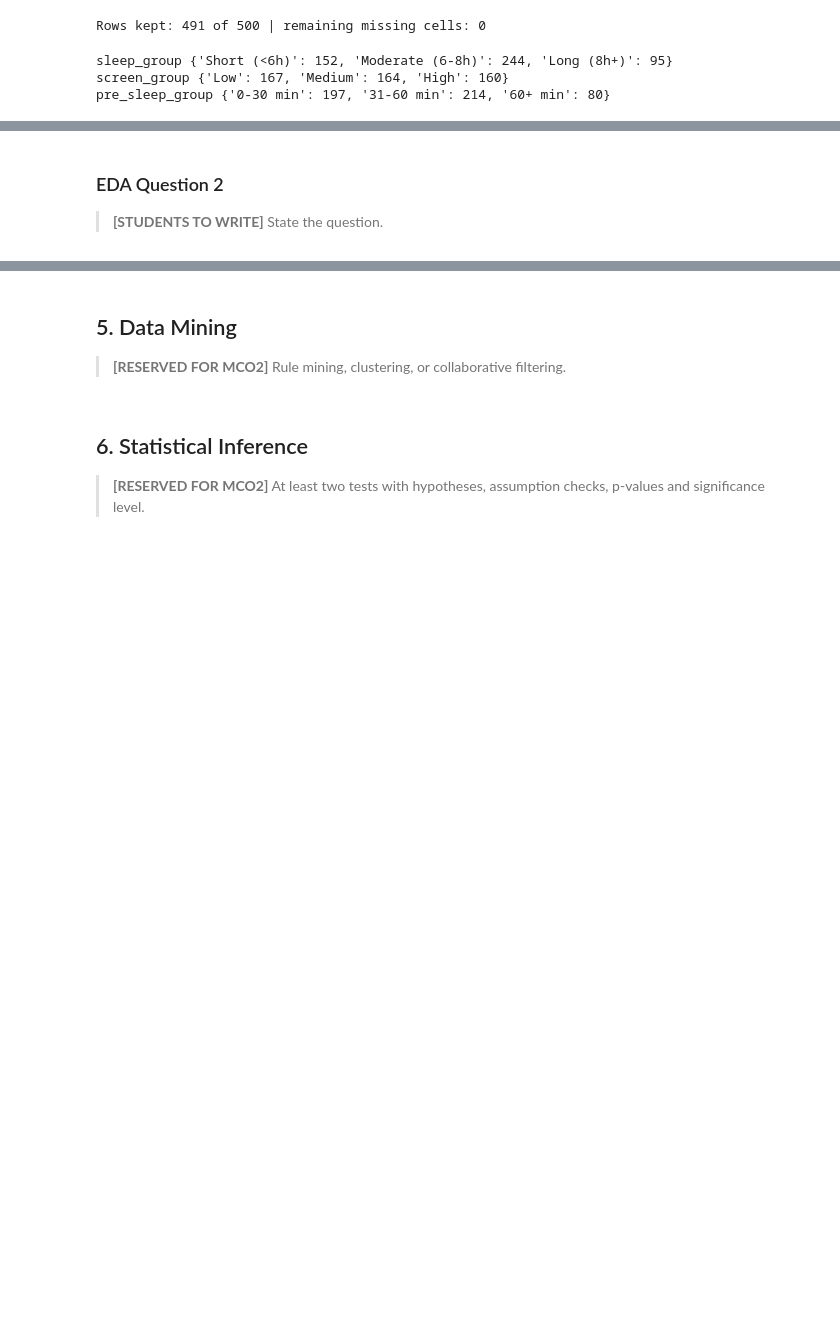
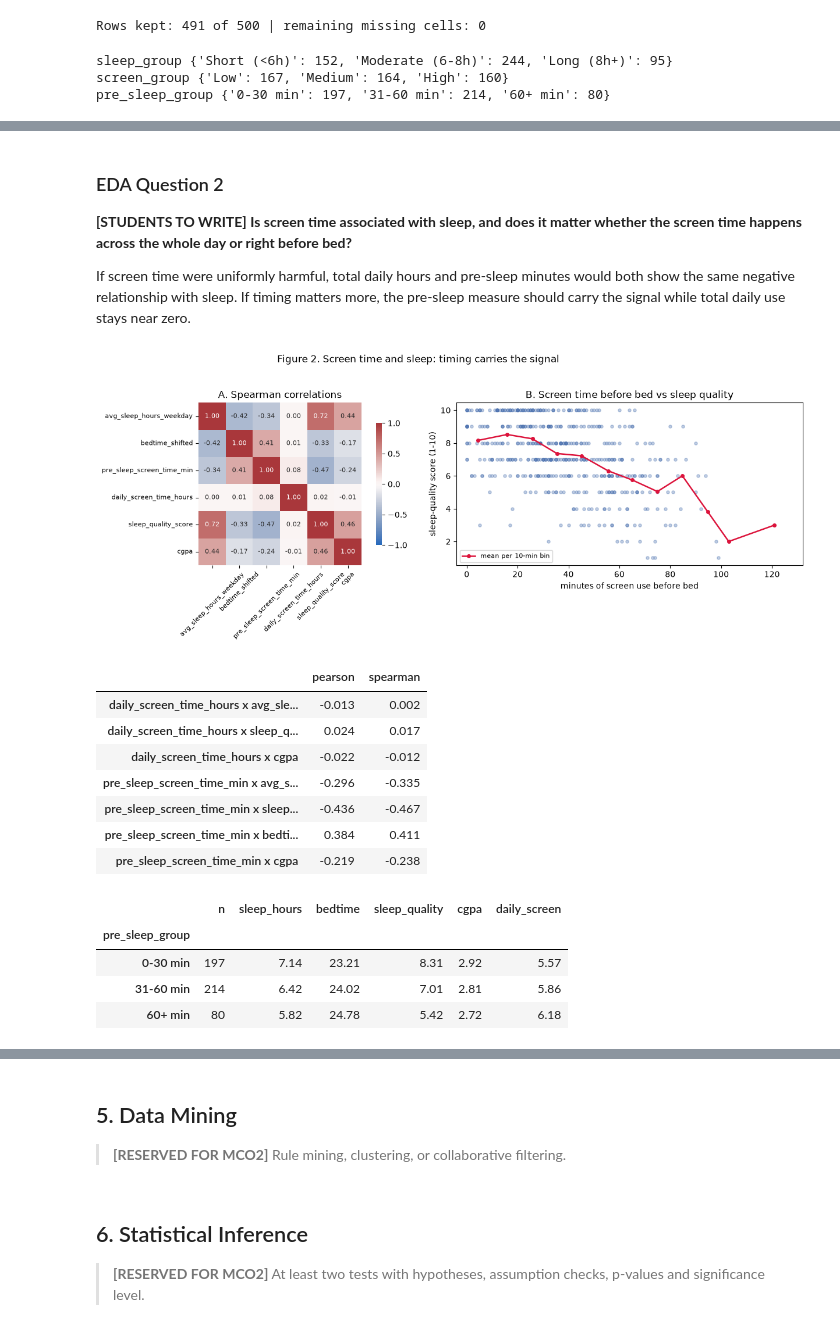
Before and after one commit to NoAimWL/CSMODEL-MCO1, a Jupyter notebook: notebooks/csmodel_mco.ipynb, the cells around one changed output, grey strips where cells are left out. Drawn from its saved outputs; the diff is of its cells as text; code cells hidden in the pictures; blank space fills up the shorter version.

```diff
--- a/notebooks/csmodel_mco.ipynb
+++ b/notebooks/csmodel_mco.ipynb
@@ -216,6 +278,72 @@ pre_sleep_group {'0-30 min': 197, '31-60 min': 214, '60+ min': 80}
 # %% [markdown]
 ### EDA Question 2
 
-> **[STUDENTS TO WRITE]** State the question.
+**[STUDENTS TO WRITE]** **Is screen time associated with sleep, and does it matter whether the screen time happens across
+the whole day or right before bed?**
+
+If screen time were uniformly harmful, total daily hours and pre-sleep minutes would both show the
+same negative relationship with sleep. If timing matters more, the pre-sleep measure should carry
+the signal while total daily use stays near zero.
 # %%
-# [STUDENT TODO] EDA Q2: numerical summary + appropriate visualization
+corr_vars = ["avg_sleep_hours_weekday", "bedtime_shifted", "pre_sleep_screen_time_min",
+             "daily_screen_time_hours", "sleep_quality_score", "cgpa"]
+
+fig, axes = plt.subplots(1, 2, figsize=(13.5, 4.8), gridspec_kw={"width_ratios": [1, 1.2]})
+
+sns.heatmap(df[corr_vars].corr(method="spearman"), annot=True, fmt=".2f", cmap="vlag",
+            center=0, vmin=-1, vmax=1, square=True, ax=axes[0],
+            cbar_kws={"shrink": .75}, annot_kws={"size": 8})
+axes[0].set_title("A. Spearman correlations")
+axes[0].tick_params(axis="x", rotation=45, labelsize=8)
+axes[0].tick_params(axis="y", labelsize=8)
+
+axes[1].scatter(df["pre_sleep_screen_time_min"], df["sleep_quality_score"],
+                s=14, alpha=.35, color="#4C72B0")
+tmp = df[df["pre_sleep_screen_time_min"] <= 130].copy()
+tmp["bin"] = pd.cut(tmp["pre_sleep_screen_time_min"], np.arange(0, 131, 10), include_lowest=True)
+trend = tmp.groupby("bin", observed=True).agg(x=("pre_sleep_screen_time_min", "mean"),
+                                              y=("sleep_quality_score", "mean"))
+axes[1].plot(trend["x"], trend["y"], "o-", color="crimson", lw=1.8, ms=4,
+             label="mean per 10-min bin")
+axes[1].set(title="B. Screen time before bed vs sleep quality",
+            xlabel="minutes of screen use before bed",
+            ylabel="sleep-quality score (1-10)", xlim=(-4, 132))
+axes[1].legend(fontsize=8, loc="lower left")
+
+fig.suptitle("Figure 2. Screen time and sleep: timing carries the signal", y=1.03)
+plt.tight_layout()
+plt.show()
+
+pairs = [("daily_screen_time_hours", "avg_sleep_hours_weekday"),
+         ("daily_screen_time_hours", "sleep_quality_score"),
+         ("daily_screen_time_hours", "cgpa"),
+         ("pre_sleep_screen_time_min", "avg_sleep_hours_weekday"),
+         ("pre_sleep_screen_time_min", "sleep_quality_score"),
+         ("pre_sleep_screen_time_min", "bedtime_shifted"),
+         ("pre_sleep_screen_time_min", "cgpa")]
+display(pd.DataFrame({"pearson": [df[a].corr(df[b]) for a, b in pairs],
+                      "spearman": [df[a].corr(df[b], method="spearman") for a, b in pairs]},
+                     index=[f"{a} x {b}" for a, b in pairs]).round(3))
+
+display(df.groupby("pre_sleep_group", observed=True).agg(
+    n=("student_id", "size"),
+    sleep_hours=("avg_sleep_hours_weekday", "mean"),
+    bedtime=("bedtime_shifted", "mean"),
+    sleep_quality=("sleep_quality_score", "mean"),
+    cgpa=("cgpa", "mean"),
+    daily_screen=("daily_screen_time_hours", "mean")).round(2))
+# %% [output]
+[figure, added]
+|  | pearson | spearman |
+| daily_screen_time_hours x avg_sle... | -0.013 | 0.002 |
+| daily_screen_time_hours x sleep_q... | 0.024 | 0.017 |
+| daily_screen_time_hours x cgpa | -0.022 | -0.012 |
+| pre_sleep_screen_time_min x avg_s... | -0.296 | -0.335 |
+| pre_sleep_screen_time_min x sleep... | -0.436 | -0.467 |
+| pre_sleep_screen_time_min x bedti... | 0.384 | 0.411 |
+| pre_sleep_screen_time_min x cgpa | -0.219 | -0.238 |
+|  | n | sleep_hours | bedtime | sleep_quality | cgpa | daily_screen |
+| pre_sleep_group |  |  |  |  |  |  |
+| 0-30 min | 197 | 7.14 | 23.21 | 8.31 | 2.92 | 5.57 |
+| 31-60 min | 214 | 6.42 | 24.02 | 7.01 | 2.81 | 5.86 |
+| 60+ min | 80 | 5.82 | 24.78 | 5.42 | 2.72 | 6.18 |
```
Also changed, not shown: parts of 9 cells of this notebook.
